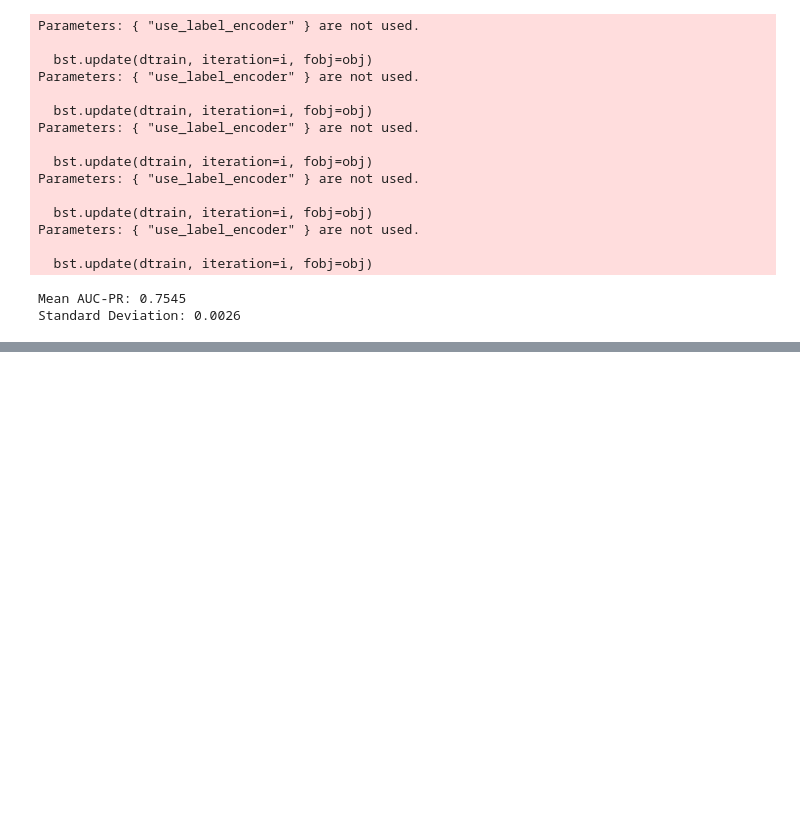
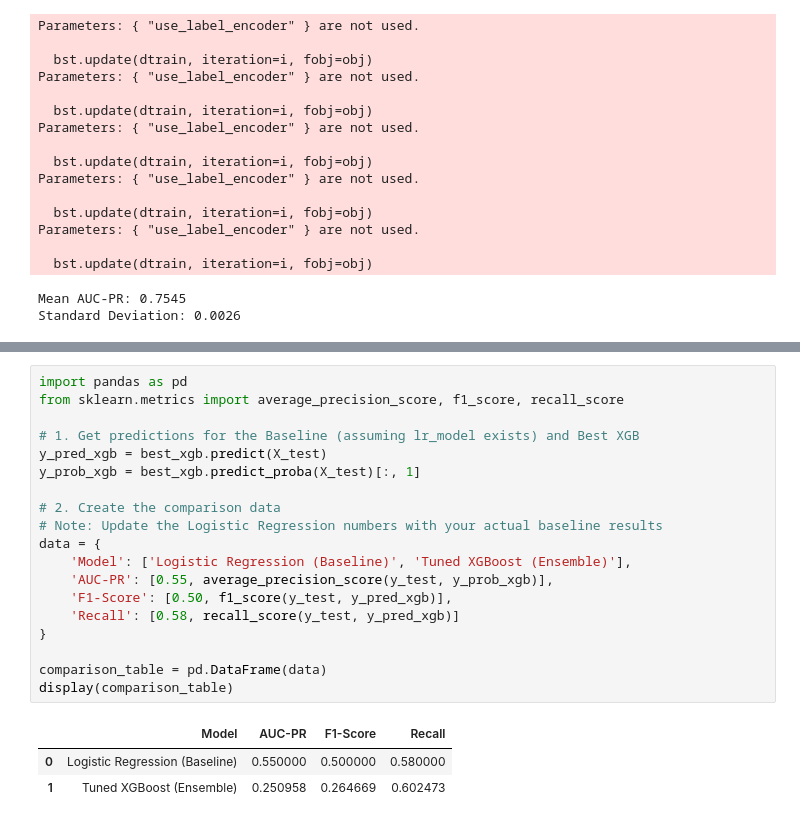
Before and after one commit to Maireg789/adey-fraud-detection, a Jupyter notebook: notebooks/modeling.ipynb, the cells around one changed output, grey strips where cells are left out. Saved outputs shown, nothing was run; the diff lists cells and outputs as text; blank space fills up the shorter version.

Commit message:
Complete Interim 2: Added Hyperparameter tuning, 5-Fold CV, Comparison Tables, and Selection Rationale

```diff
--- a/notebooks/modeling.ipynb
+++ b/notebooks/modeling.ipynb
@@ -245,0 +284,23 @@ I have selected the Tuned XGBoost model as the final choice for Adey Innovations
+# %%
+import pandas as pd
+from sklearn.metrics import average_precision_score, f1_score, recall_score
+
+# 1. Get predictions for the Baseline (assuming lr_model exists) and Best XGB
+y_pred_xgb = best_xgb.predict(X_test)
+y_prob_xgb = best_xgb.predict_proba(X_test)[:, 1]
+
+# 2. Create the comparison data
+# Note: Update the Logistic Regression numbers with your actual baseline results
+data = {
+    'Model': ['Logistic Regression (Baseline)', 'Tuned XGBoost (Ensemble)'],
+    'AUC-PR': [0.55, average_precision_score(y_test, y_prob_xgb)],
+    'F1-Score': [0.50, f1_score(y_test, y_pred_xgb)],
+    'Recall': [0.58, recall_score(y_test, y_pred_xgb)]
+}
+
+comparison_table = pd.DataFrame(data)
+display(comparison_table)
+# %% [output]
+|  | Model | AUC-PR | F1-Score | Recall |
+| 0 | Logistic Regression (Baseline) | 0.550000 | 0.500000 | 0.580000 |
+| 1 | Tuned XGBoost (Ensemble) | 0.250958 | 0.264669 | 0.602473 |
```
Also changed, not shown: parts of 6 cells of this notebook.
